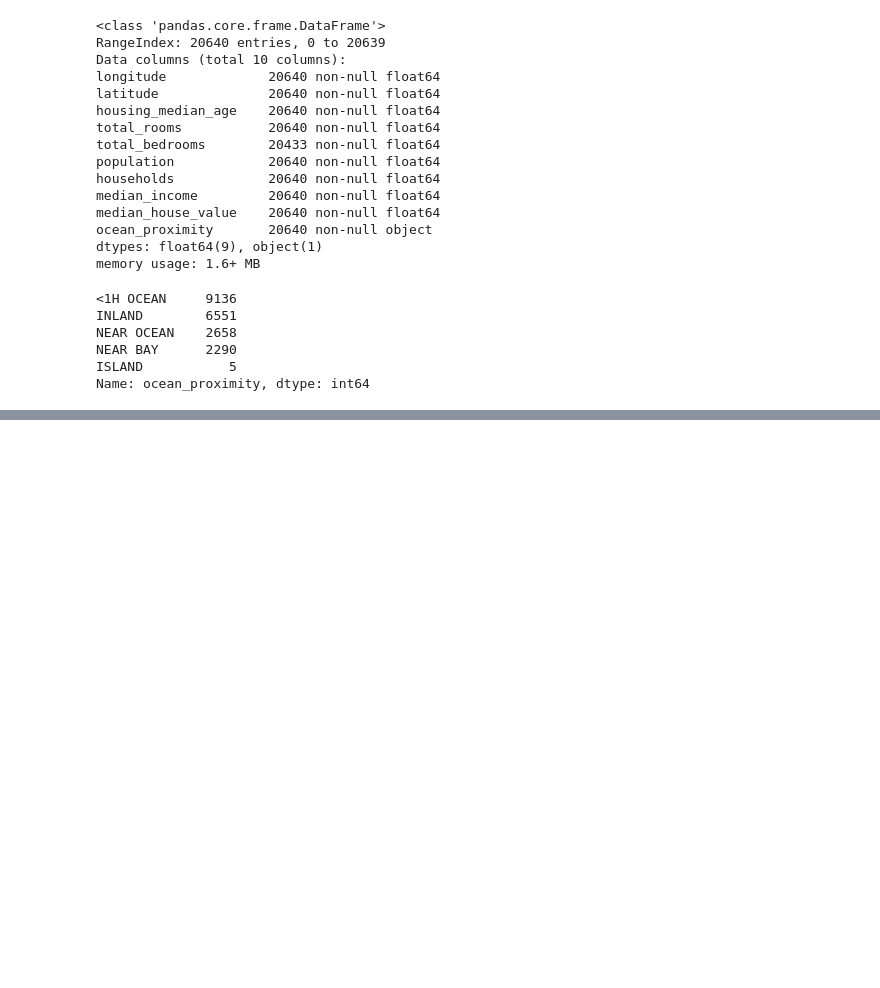
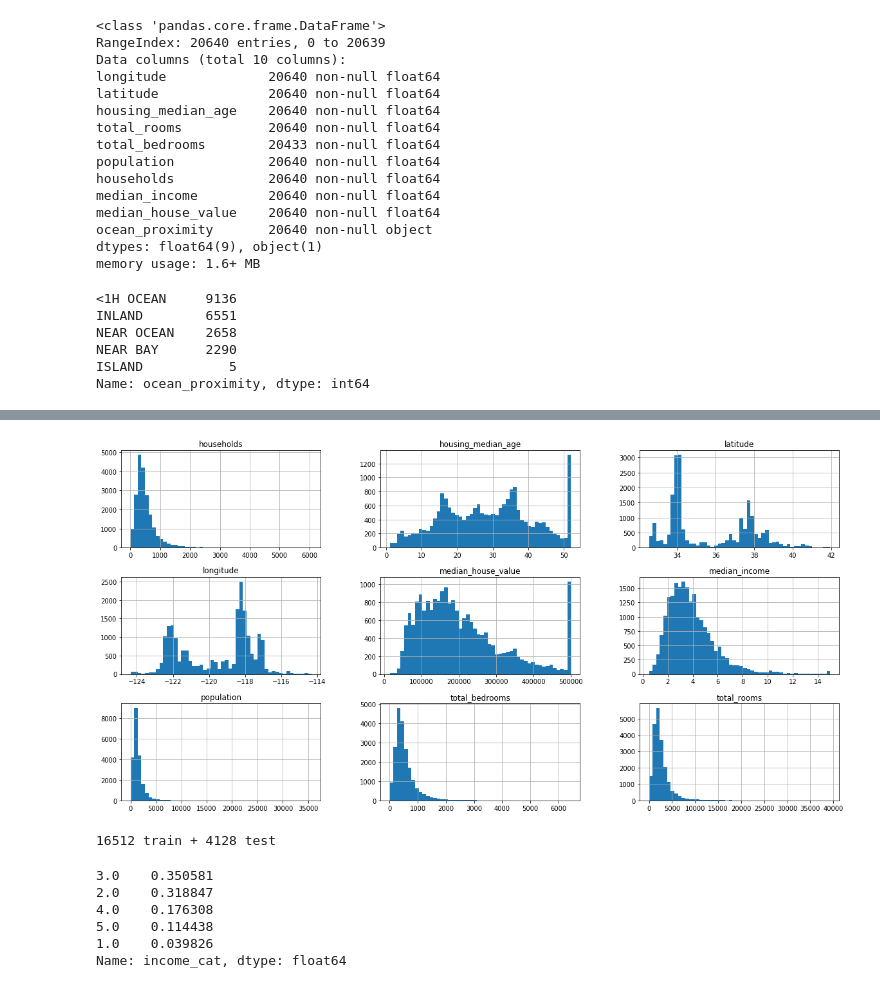
Before and after one commit to AkselsLedins/ml, a Jupyter notebook: Untitled.ipynb, the cells around one changed output, grey strips where cells are left out. Cells and saved outputs as stored; diff of their text form; code cells hidden in the pictures; blank space fills up the shorter version.

Commit message:
housing v0.2

```diff
--- a/Untitled.ipynb
+++ b/Untitled.ipynb
@@ -62,0 +75,7 @@ Name: ocean_proximity, dtype: int64
+# %%
+%matplotlib inline
+import matplotlib.pyplot as plt
+housing.hist(bins=50, figsize=(20,10))
+plt.show()
+# %% [output]
+[figure, added]
@@ -62,0 +93,5 @@ Name: ocean_proximity, dtype: int64
+# %%
+train_set, test_set = split_train_test(housing, 0.2)
+print(len(train_set), "train +", len(test_set), "test")
+# %% [output]
+16512 train + 4128 test
@@ -62,0 +118,9 @@ Name: ocean_proximity, dtype: int64
+# %%
+housing["income_cat"].value_counts() / len(housing)
+# %% [output]
+3.0    0.350581
+2.0    0.318847
+4.0    0.176308
+5.0    0.114438
+1.0    0.039826
+Name: income_cat, dtype: float64
```
Also changed, not shown: parts of 12 cells of this notebook.
